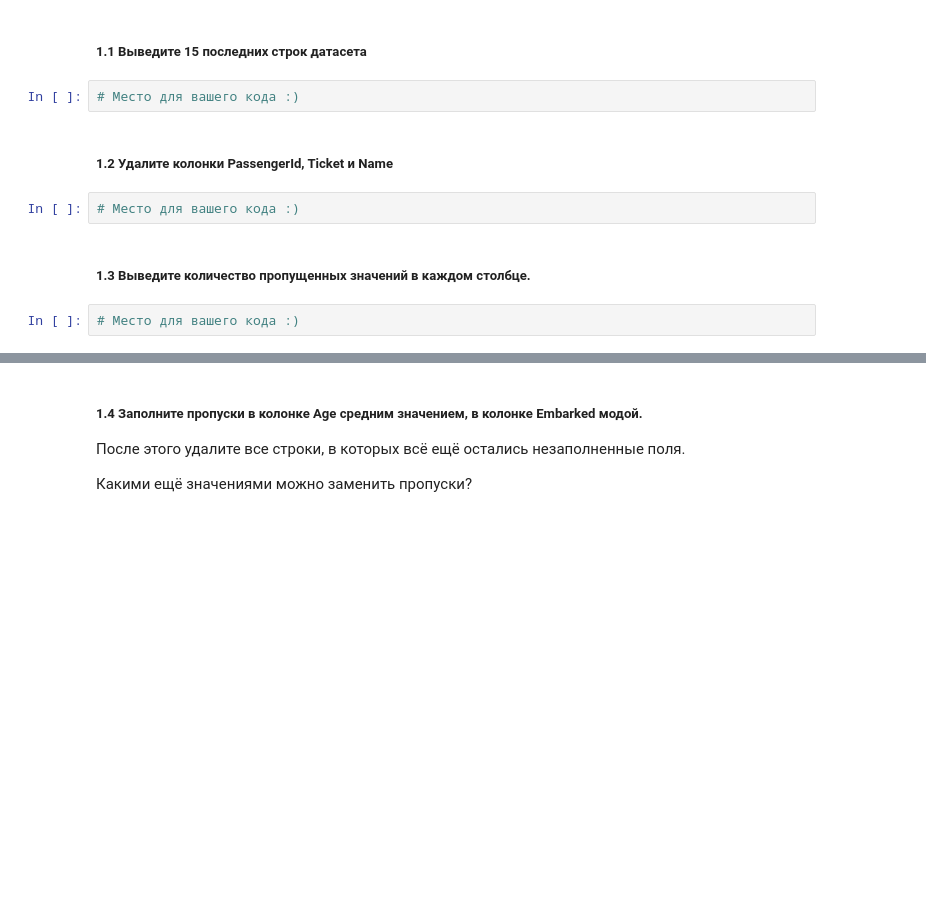
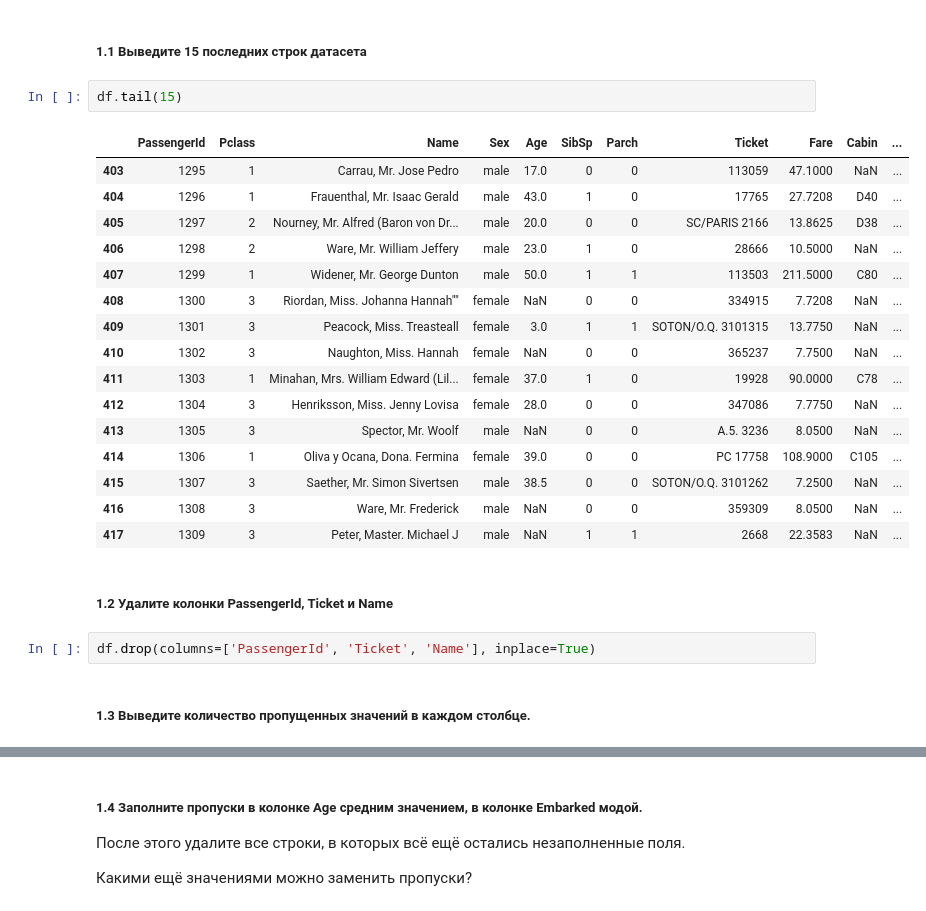
Before and after one commit to babasuck/ML-NNs, a Jupyter notebook: Assignments/3. Data preparation/basic_pandas.ipynb, the cells around one changed output, grey strips where cells are left out. Saved outputs shown, nothing was run; the diff lists cells and outputs as text; blank space fills up the shorter version.

```diff
--- a/Assignments/3. Data preparation/basic_pandas.ipynb
+++ b/Assignments/3. Data preparation/basic_pandas.ipynb
@@ -22,12 +22,27 @@ df.head()
 # %% [markdown]
 ##### 1.1 Выведите 15 последних строк датасета
-# %%
-# Место для вашего кода :)
+# %%
+df.tail(15)
+# %% [output]
+|  | PassengerId | Pclass | Name | Sex | Age | SibSp | Parch | Ticket | Fare | Cabin | ... |
+| 403 | 1295 | 1 | Carrau, Mr. Jose Pedro | male | 17.0 | 0 | 0 | 113059 | 47.1000 | NaN | ... |
+| 404 | 1296 | 1 | Frauenthal, Mr. Isaac Gerald | male | 43.0 | 1 | 0 | 17765 | 27.7208 | D40 | ... |
+| 405 | 1297 | 2 | Nourney, Mr. Alfred (Baron von Dr... | male | 20.0 | 0 | 0 | SC/PARIS 2166 | 13.8625 | D38 | ... |
+| 406 | 1298 | 2 | Ware, Mr. William Jeffery | male | 23.0 | 1 | 0 | 28666 | 10.5000 | NaN | ... |
+| 407 | 1299 | 1 | Widener, Mr. George Dunton | male | 50.0 | 1 | 1 | 113503 | 211.5000 | C80 | ... |
+| 408 | 1300 | 3 | Riordan, Miss. Johanna Hannah"" | female | NaN | 0 | 0 | 334915 | 7.7208 | NaN | ... |
+| 409 | 1301 | 3 | Peacock, Miss. Treasteall | female | 3.0 | 1 | 1 | SOTON/O.Q. 3101315 | 13.7750 | NaN | ... |
+| 410 | 1302 | 3 | Naughton, Miss. Hannah | female | NaN | 0 | 0 | 365237 | 7.7500 | NaN | ... |
+| 411 | 1303 | 1 | Minahan, Mrs. William Edward (Lil... | female | 37.0 | 1 | 0 | 19928 | 90.0000 | C78 | ... |
+| 412 | 1304 | 3 | Henriksson, Miss. Jenny Lovisa | female | 28.0 | 0 | 0 | 347086 | 7.7750 | NaN | ... |
+| 413 | 1305 | 3 | Spector, Mr. Woolf | male | NaN | 0 | 0 | A.5. 3236 | 8.0500 | NaN | ... |
+| 414 | 1306 | 1 | Oliva y Ocana, Dona. Fermina | female | 39.0 | 0 | 0 | PC 17758 | 108.9000 | C105 | ... |
+| 415 | 1307 | 3 | Saether, Mr. Simon Sivertsen | male | 38.5 | 0 | 0 | SOTON/O.Q. 3101262 | 7.2500 | NaN | ... |
+| 416 | 1308 | 3 | Ware, Mr. Frederick | male | NaN | 0 | 0 | 359309 | 8.0500 | NaN | ... |
+| 417 | 1309 | 3 | Peter, Master. Michael J | male | NaN | 1 | 1 | 2668 | 22.3583 | NaN | ... |
 # %% [markdown]
 ##### 1.2 Удалите колонки PassengerId, Ticket и Name
-# %%
-# Место для вашего кода :)
+# %%
+df.drop(columns=['PassengerId', 'Ticket', 'Name'], inplace=True)
 # %% [markdown]
 ##### 1.3 Выведите количество пропущенных значений в каждом столбце.
-# %%
-# Место для вашего кода :)
```
Also changed, not shown: parts of 17 cells of this notebook, 3 other files.
